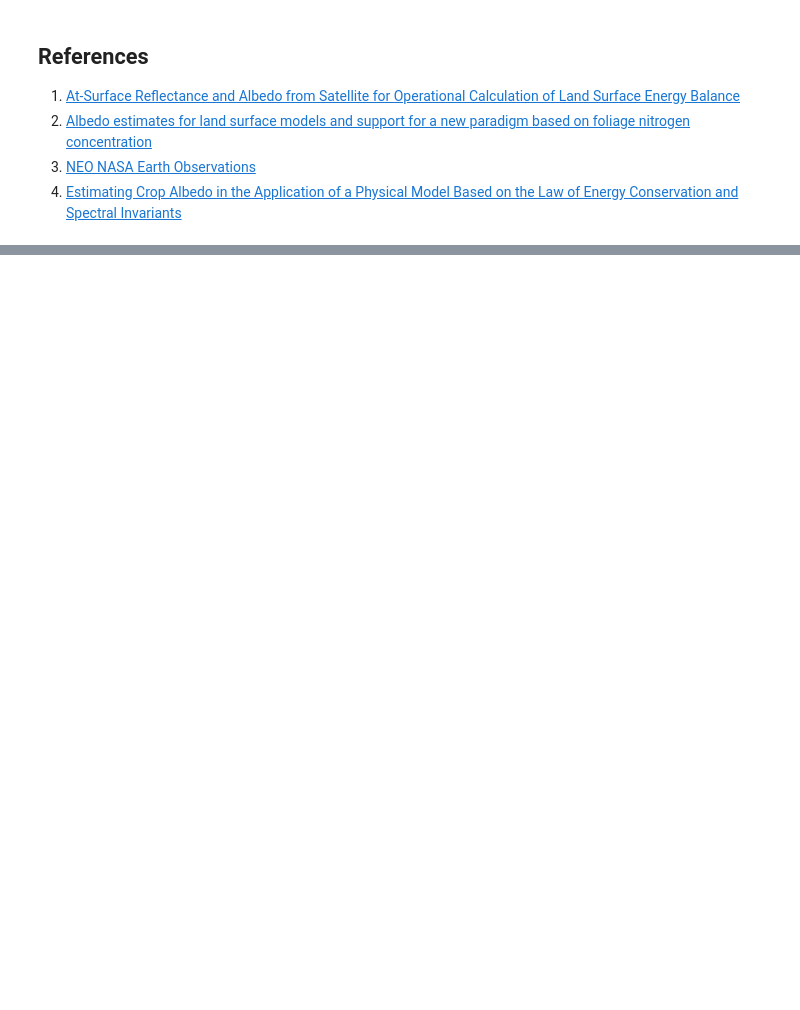
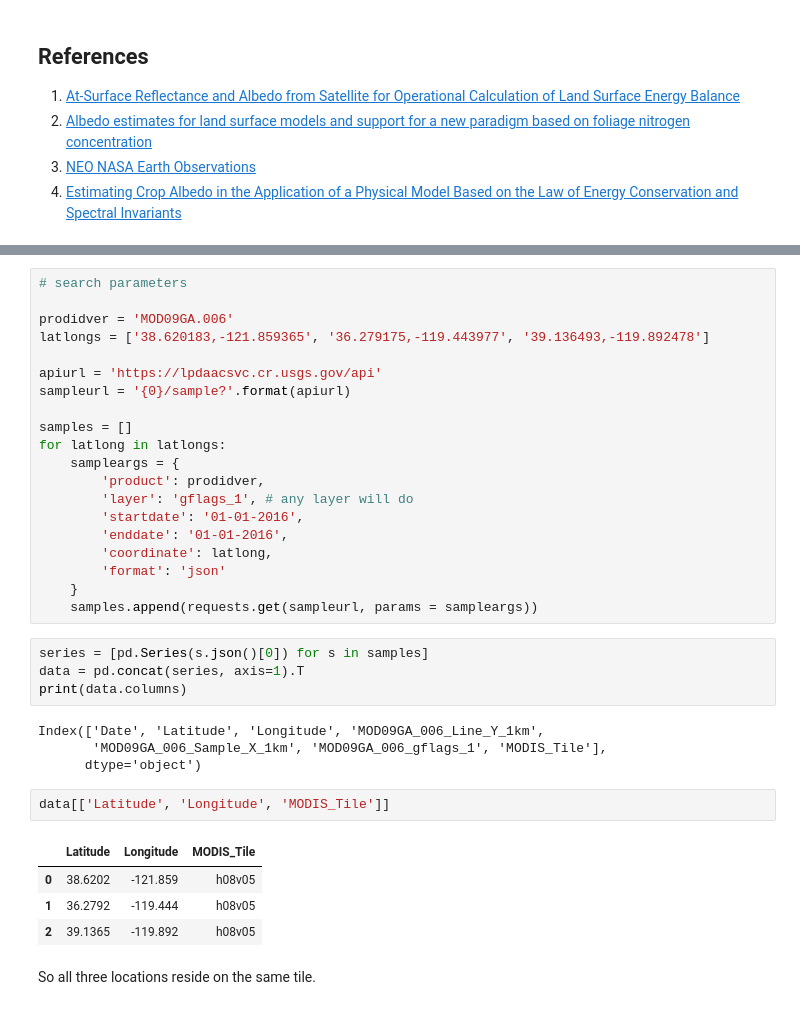
Before and after one commit to dbricare/albedo, a Jupyter notebook: albedo.ipynb, the cells around one changed output, grey strips where cells are left out. Drawn from its saved outputs; the diff is of its cells as text; blank space fills up the shorter version.

```diff
--- a/albedo.ipynb
+++ b/albedo.ipynb
@@ -66,0 +113,37 @@ Calculation of albedo for a 1 acre area in the specified region with the specifi
+# %%
+# search parameters
+
+prodidver = 'MOD09GA.006'
+latlongs = ['38.620183,-121.859365', '36.279175,-119.443977', '39.136493,-119.892478']
+
+apiurl = 'https://lpdaacsvc.cr.usgs.gov/api'
+sampleurl = '{0}/sample?'.format(apiurl)
+
+samples = []
+for latlong in latlongs:
+    sampleargs = {
+        'product': prodidver,
+        'layer': 'gflags_1', # any layer will do
+        'startdate': '01-01-2016',
+        'enddate': '01-01-2016',
+        'coordinate': latlong,
+        'format': 'json'
+    }
+    samples.append(requests.get(sampleurl, params = sampleargs))
+# %%
+series = [pd.Series(s.json()[0]) for s in samples]
+data = pd.concat(series, axis=1).T
+print(data.columns)
+# %% [output]
+Index(['Date', 'Latitude', 'Longitude', 'MOD09GA_006_Line_Y_1km',
+       'MOD09GA_006_Sample_X_1km', 'MOD09GA_006_gflags_1', 'MODIS_Tile'],
+      dtype='object')
+# %%
+data[['Latitude', 'Longitude', 'MODIS_Tile']]
+# %% [output]
+|  | Latitude | Longitude | MODIS_Tile |
+| 0 | 38.6202 | -121.859 | h08v05 |
+| 1 | 36.2792 | -119.444 | h08v05 |
+| 2 | 39.1365 | -119.892 | h08v05 |
+# %% [markdown]
+So all three locations reside on the same tile.
```
Also changed, not shown: parts of 50 cells of this notebook, 1 other file.
